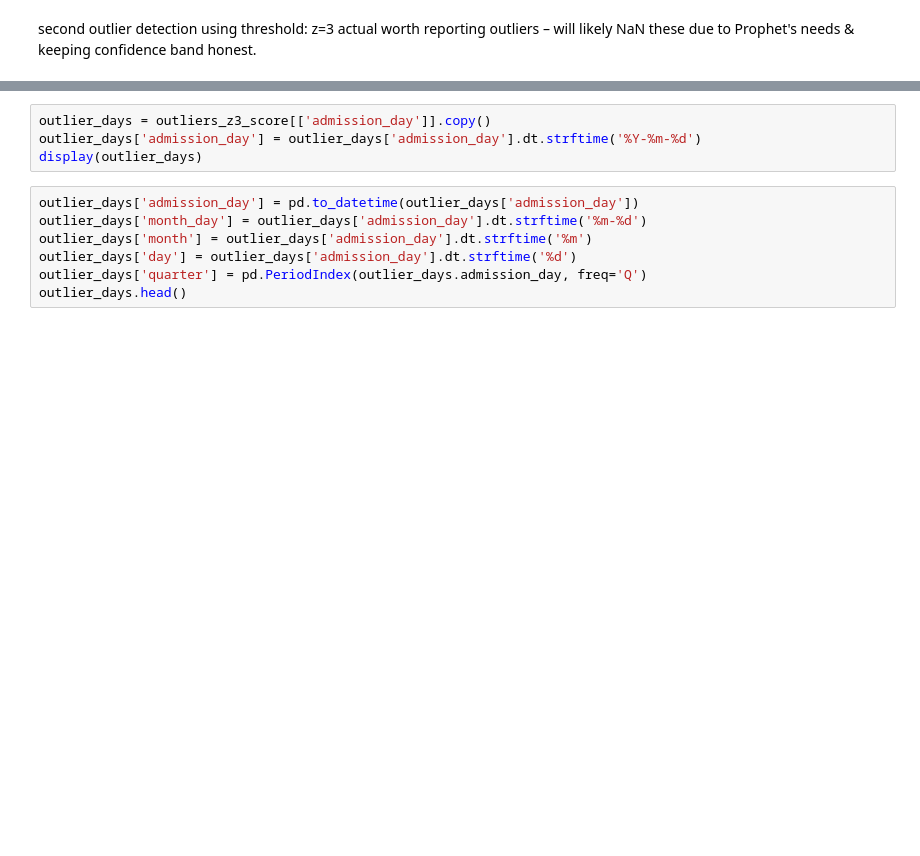
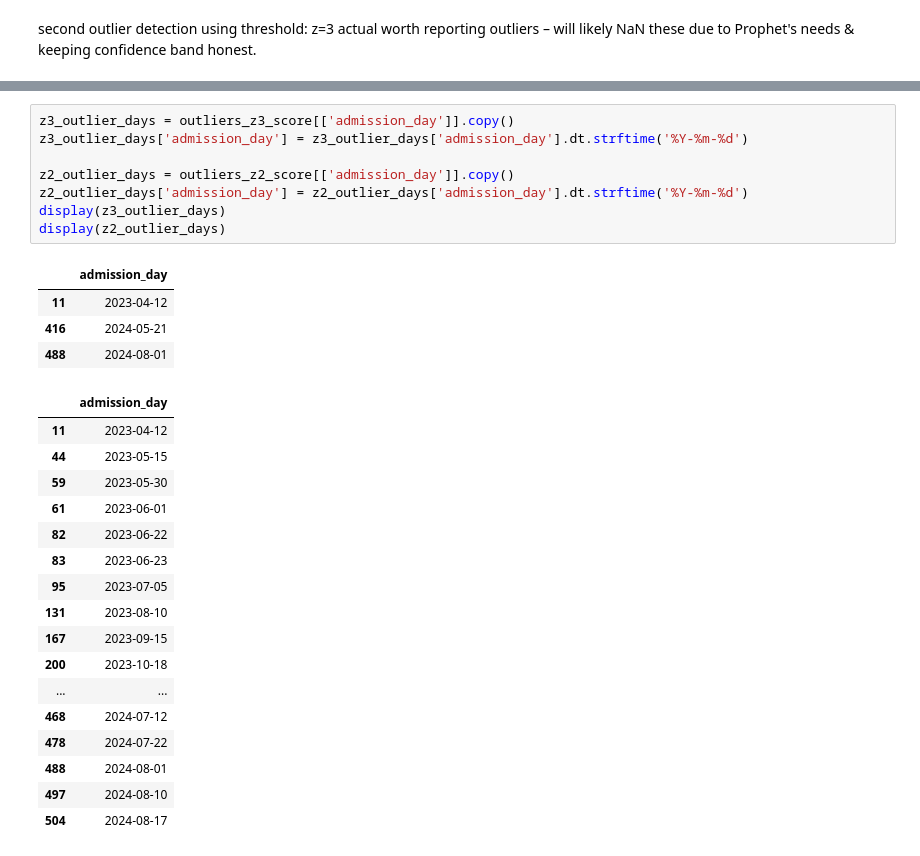
Before and after one commit to Mikayla-ds2/surge-sense, a Jupyter notebook: time_series_eda.ipynb, the cells around one changed output, grey strips where cells are left out. Saved outputs shown, nothing was run; the diff lists cells and outputs as text; blank space fills up the shorter version.

```diff
--- a/time_series_eda.ipynb
+++ b/time_series_eda.ipynb
@@ -340,11 +359,30 @@ plt.show()
 # %%
-outlier_days = outliers_z3_score[['admission_day']].copy()
-outlier_days['admission_day'] = outlier_days['admission_day'].dt.strftime('%Y-%m-%d')
-display(outlier_days)
+z3_outlier_days = outliers_z3_score[['admission_day']].copy()
+z3_outlier_days['admission_day'] = z3_outlier_days['admission_day'].dt.strftime('%Y-%m-%d')
+
+z2_outlier_days = outliers_z2_score[['admission_day']].copy()
+z2_outlier_days['admission_day'] = z2_outlier_days['admission_day'].dt.strftime('%Y-%m-%d')
+display(z3_outlier_days)
+display(z2_outlier_days)
+# %% [output]
+|  | admission_day |
+| 11 | 2023-04-12 |
+| 416 | 2024-05-21 |
+| 488 | 2024-08-01 |
+|  | admission_day |
+| 11 | 2023-04-12 |
+| 44 | 2023-05-15 |
+| 59 | 2023-05-30 |
+| 61 | 2023-06-01 |
+| 82 | 2023-06-22 |
+| 83 | 2023-06-23 |
+| 95 | 2023-07-05 |
+| 131 | 2023-08-10 |
+| 167 | 2023-09-15 |
+| 200 | 2023-10-18 |
+| ... | ... |
+| 468 | 2024-07-12 |
+| 478 | 2024-07-22 |
+| 488 | 2024-08-01 |
+| 497 | 2024-08-10 |
+| 504 | 2024-08-17 |
-# %%
-outlier_days['admission_day'] = pd.to_datetime(outlier_days['admission_day'])
-outlier_days['month_day'] = outlier_days['admission_day'].dt.strftime('%m-%d')
-outlier_days['month'] = outlier_days['admission_day'].dt.strftime('%m')
-outlier_days['day'] = outlier_days['admission_day'].dt.strftime('%d')
-outlier_days['quarter'] = pd.PeriodIndex(outlier_days.admission_day, freq='Q')
-outlier_days.head()
```
Also changed, not shown: parts of 8 cells of this notebook, 2 other files.
